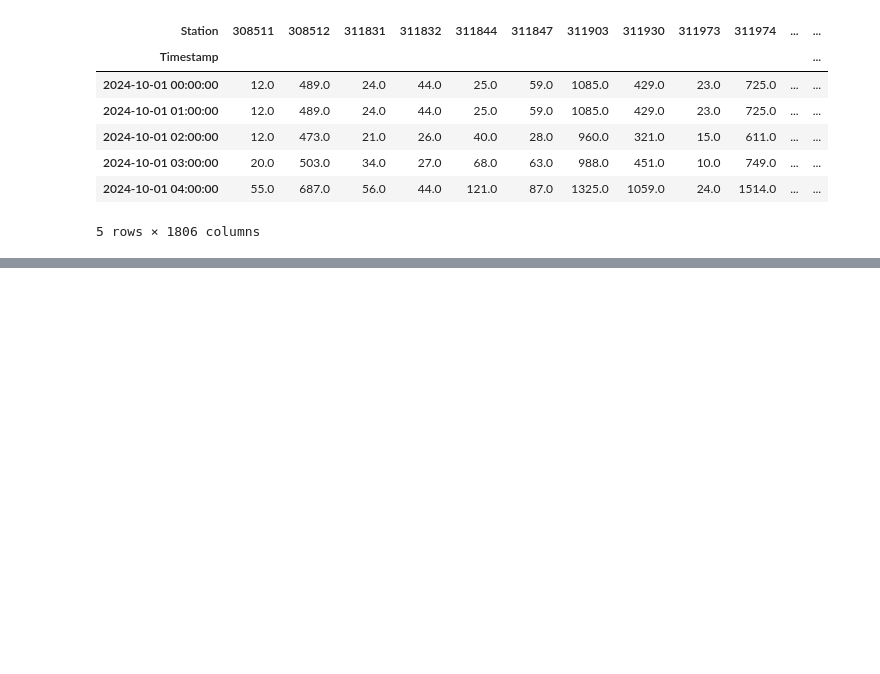
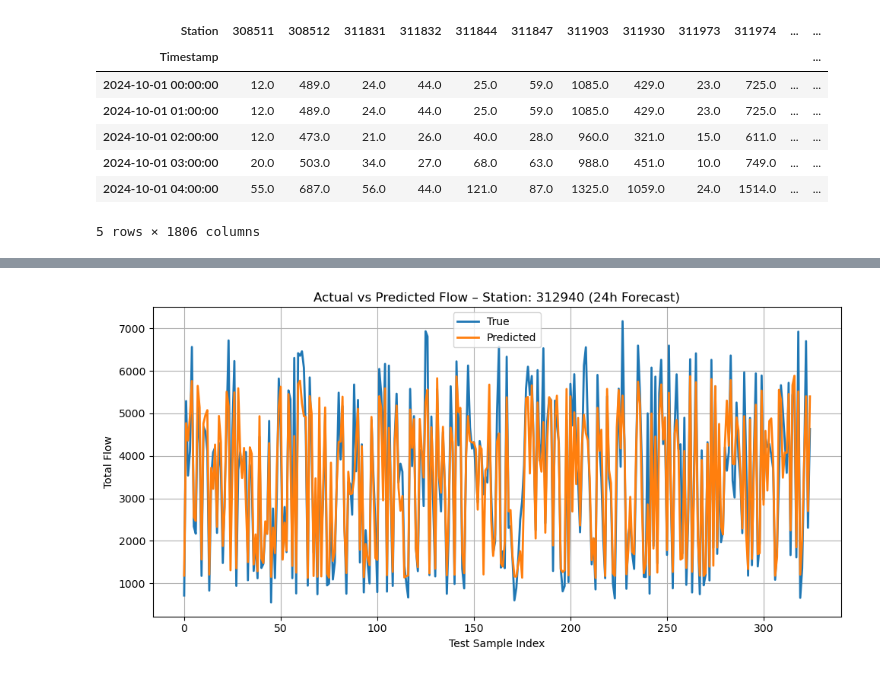
Before and after one commit to RichelCode/EV-Charging-Analysis, a Jupyter notebook: CNN_GRU_LSTM.ipynb, the cells around one changed output, grey strips where cells are left out. Cells and saved outputs as stored; diff of their text form; code cells hidden in the pictures; blank space fills up the shorter version.

```diff
--- a/CNN_GRU_LSTM.ipynb
+++ b/CNN_GRU_LSTM.ipynb
@@ -342,20 +335,3 @@ display(pivot_df.head())
 | 2024-10-01 03:00:00 | 20.0 | 503.0 | 34.0 | 27.0 | 68.0 | 63.0 | 988.0 | 451.0 | 10.0 | 749.0 | ... | ... |
 | 2024-10-01 04:00:00 | 55.0 | 687.0 | 56.0 | 44.0 | 121.0 | 87.0 | 1325.0 | 1059.0 | 24.0 | 1514.0 | ... | ... |
 5 rows × 1806 columns
-# %%
-# Check how many missing values per station
-missing_per_station = pivot_df.isnull().sum()
-
-# Drop stations with too many missing values (e.g., more than 10% of rows)
-threshold = len(pivot_df) * 0.1
-stations_to_keep = missing_per_station[missing_per_station <= threshold].index
-pivot_df = pivot_df[stations_to_keep]
-
-# Fill remaining missing values using time-based interpolation
-pivot_df = pivot_df.interpolate(method='time')
-
-# Drop any remaining NaNs just in case interpolation missed anything (e.g. first row)
-pivot_df = pivot_df.dropna()
-
-# Confirm final shape
-print("Cleaned pivot shape:", pivot_df.shape
@@ -844,0 +698,20 @@ MAE:  136.87
+# %%
+station_index = 100  # pick an index (0–1805) or choose based on performance
+station_name = pivot_df.columns[station_index]
+
+true_series = Y_true_24h[:, station_index]
+pred_series = Y_pred_24h[:, station_index]
+
+plt.figure(figsize=(10, 5))
+plt.plot(true_series, label="True", linewidth=2)
+plt.plot(pred_series, label="Predicted", linewidth=2)
+plt.title(f"Actual vs Predicted Flow – Station: {station_name} (24h Forecast)")
+plt.xlabel("Test Sample Index")
+plt.ylabel("Total Flow")
+plt.legend()
+plt.grid(True)
+plt.tight_layout()
+plt.savefig(f"actual_vs_predicted_{station_name}_24h.png", dpi=300)
+plt.show()
+# %% [output]
+[figure, added]
```
Also changed, not shown: parts of 34 cells of this notebook.
